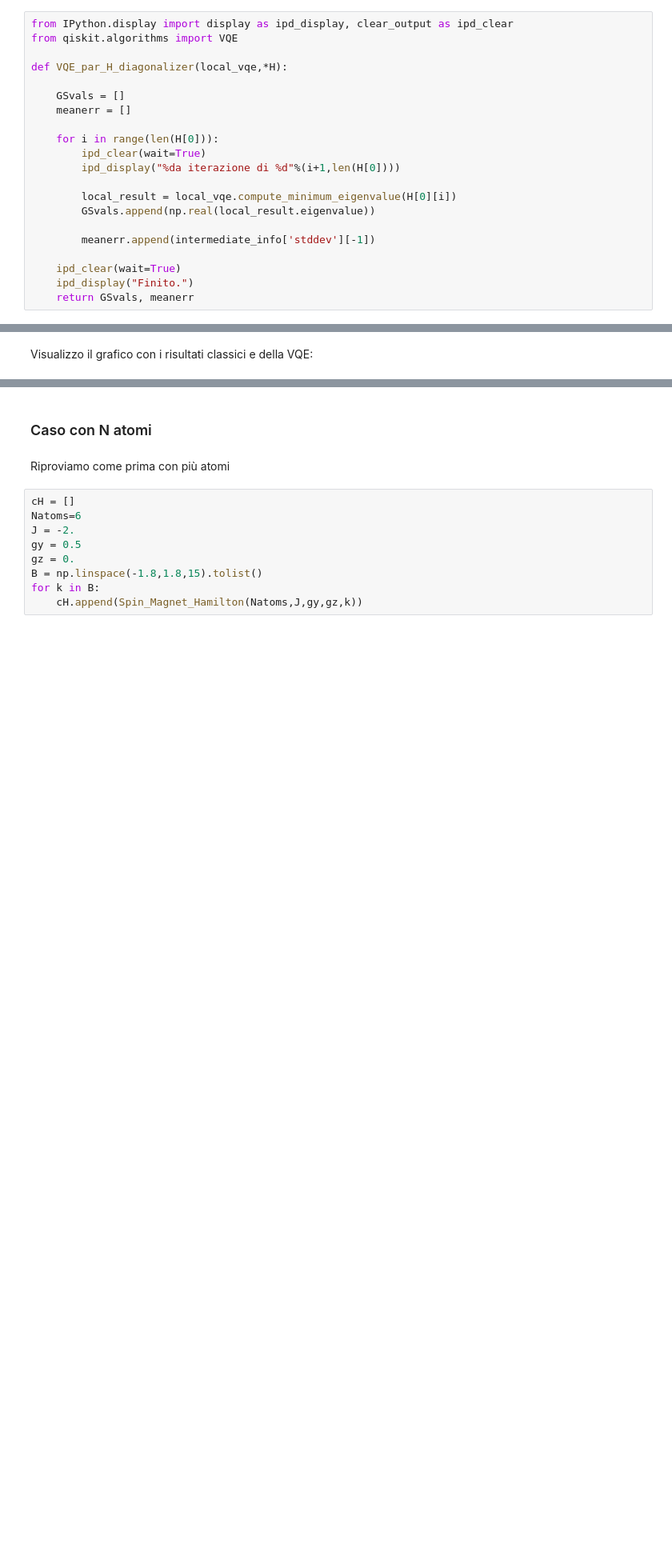
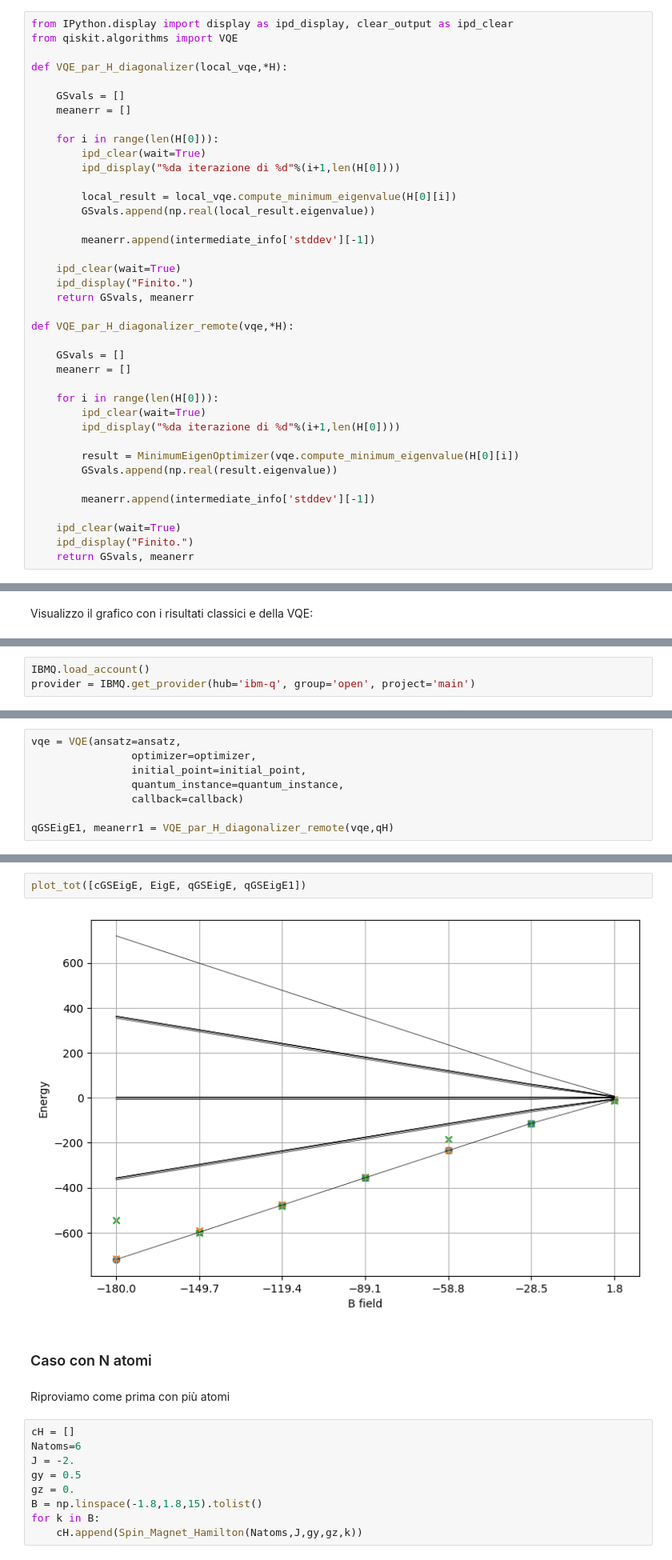
Before and after one commit to herondedalus/AQM_progettino, a Jupyter notebook: Main.ipynb, the cells around one changed output, grey strips where cells are left out. Shown: that part at 80% size. Saved outputs shown, nothing was run; the diff lists cells and outputs as text; blank space fills up the shorter version.

```diff
--- a/Main.ipynb
+++ b/Main.ipynb
@@ -92,6 +92,24 @@ def VQE_par_H_diagonalizer(local_vqe,*H):
     ipd_clear(wait=True)
     ipd_display("Finito.")
     return GSvals, meanerr
+
+def VQE_par_H_diagonalizer_remote(vqe,*H):
+
+    GSvals = []
+    meanerr = []
+
+    for i in range(len(H[0])):
+        ipd_clear(wait=True)
+        ipd_display("%da iterazione di %d"%(i+1,len(H[0])))
+
+        result = MinimumEigenOptimizer(vqe.compute_minimum_eigenvalue(H[0][i])
+        GSvals.append(np.real(result.eigenvalue))
+
+        meanerr.append(intermediate_info['stddev'][-1])
+
+    ipd_clear(wait=True)
+    ipd_display("Finito.")
+    return GSvals, meanerr
 # %% [markdown]
 Funzione per la raccolta di dati relativi all'ottimizzazione del VQE:
 # %%
@@ -292,0 +330,3 @@ plot_tot([cGSEigE, EigE, qGSEigE])
+# %%
+IBMQ.load_account()
+provider = IBMQ.get_provider(hub='ibm-q', group='open', project='main')
@@ -292,0 +402,8 @@ plot_tot([cGSEigE, EigE, qGSEigE])
+# %%
+vqe = VQE(ansatz=ansatz,
+                optimizer=optimizer,
+                initial_point=initial_point,
+                quantum_instance=quantum_instance,
+                callback=callback)
+
+qGSEigE1, meanerr1 = VQE_par_H_diagonalizer_remote(vqe,qH)
@@ -293,3 +431,7 @@ plot_tot([cGSEigE, EigE, qGSEigE])
+# %%
+plot_tot([cGSEigE, EigE, qGSEigE, qGSEigE1])
+# %% [output]
+[figure, added]
 # %% [markdown]
 ### Caso con N atomi
 # %% [markdown]
```
Also changed, not shown: parts of 15 cells of this notebook.
